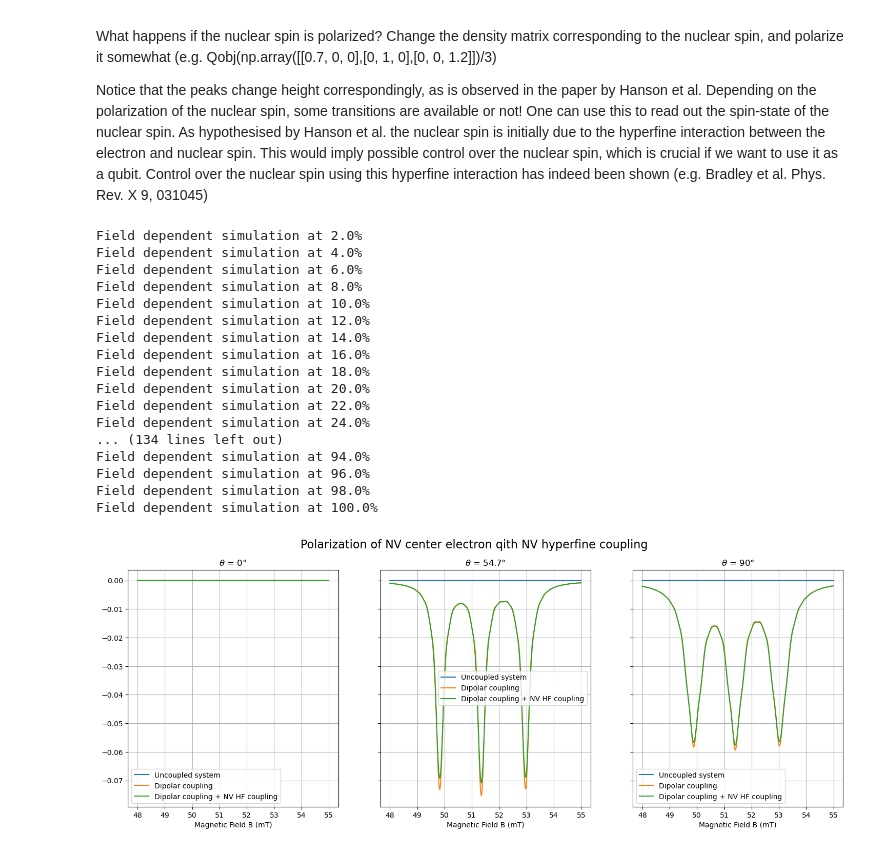
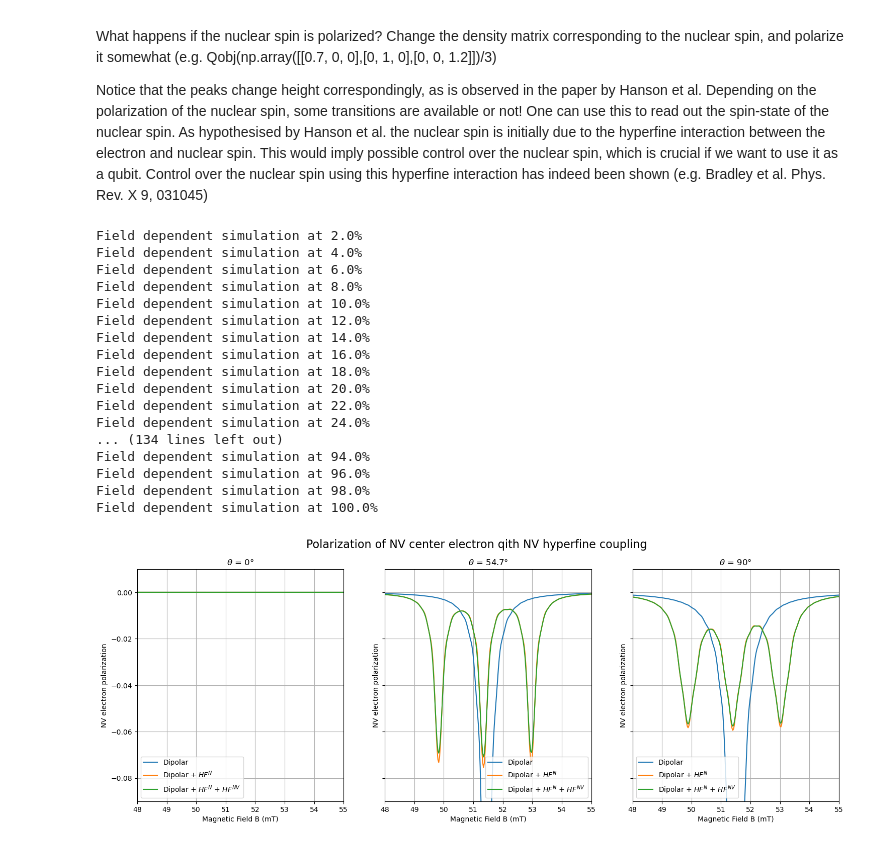
Before and after one commit to RoaldvdBoogaart/QDQC_project, a Jupyter notebook: code/7_HF_couplings_P1center.ipynb, the cells around one changed output. Drawn from its saved outputs; the diff is of its cells as text; code cells hidden in the pictures.

Commit message:
new polarization plot

```diff
--- a/code/7_HF_couplings_P1center.ipynb
+++ b/code/7_HF_couplings_P1center.ipynb
@@ -824,59 +787,62 @@ tlist = np.linspace(0,1/g1/2,1000) # Time the 'laser' is applied
 
 for plt_idx, theta in enumerate([0, 54.7, 90]):
 
-    pol_NV_all_no_DP = np.zeros(B_list.size)
+    pol_NV_all_no_HF = np.zeros(B_list.size)
     pol_NV_all = np.zeros(B_list.size)
     pol_NV_all_HF = np.zeros(B_list.size)
 
     for idx, B in enumerate(B_list):
-        expect_0_no_DP, expect_1_no_DP, expect_2_no_DP, expect_3_no_DP = qubit_integrate_NV_HF(b_field=B, hf_coupling=A, theta=theta, psi0=rho0, t_list=tlist, solver="me", distance=2e-9, g1=g1, add_dipolar_coupling=False, hf_coupling_nv=False)
+        expect_0_no_HF, expect_1_no_HF, expect_2_no_HF, expect_3_no_HF = qubit_integrate_NV_HF(b_field=B, hf_coupling=0, theta=theta, psi0=rho0, t_list=tlist, solver="me", distance=2e-9, g1=g1, add_dipolar_coupling=True, hf_coupling_nv=False)
         expect_0, expect_1, expect_2, expect_3 = qubit_integrate_NV_HF(b_field=B, hf_coupling=A, theta=theta, psi0=rho0, t_list=tlist, solver="me", distance=2e-9, g1=g1, hf_coupling_nv=False)
         expect_0_HF, expect_1_HF, expect_2_HF, expect_3_HF = qubit_integrate_NV_HF(b_field=B, hf_coupling=A, theta=theta, psi0=rho0, t_list=tlist, solver="me", distance=2e-9, g1=g1, hf_coupling_nv=True)
 
-        pol_NV_no_DP = expect_0_no_DP[2][-1]
+        pol_NV_no_HF = expect_0_no_HF[2][-1]
 
         pol_NV = expect_0[2][-1]
         pol_NV_HF = expect_0_HF[2][-1]
 
         pol_NV_all_HF[idx] = pol_NV_HF
         pol_NV_all[idx] = pol_NV
-        pol_NV_all_no_DP[idx] = pol_NV_no_DP
+        pol_NV_all_no_HF[idx] = pol_NV_no_HF
 
         if (idx+1) % 5==0:
             print(f'Field dependent simulation at {100*(idx+1)/B_list.size}%')
 
-    axs[plt_idx].plot(B_list * 1e3, pol_NV_all_no_DP, label='Uncoupled system', color='C0')
-    axs[plt_idx].plot(B_list * 1e3, pol_NV_all, label='Dipolar coupling', color='C1')
-    axs[plt_idx].plot(B_list * 1e3, pol_NV_all_HF, label='Dipolar coupling + NV HF coupling', color='C2')
+    axs[plt_idx].plot(B_list * 1e3, pol_NV_all_no_HF, label='Dipolar', color='C0')
+    axs[plt_idx].plot(B_list * 1e3, pol_NV_all, label=r'Dipolar + $HF^{N}$', color='C1')
+    axs[plt_idx].plot(B_list * 1e3, pol_NV_all_HF, label=r'Dipolar + $HF^{N}$ + $HF^{NV}$', color='C2')
 
+    axs[plt_idx].set_xlim([48, 55])
+    axs[plt_idx].set_ylim([-.09, 0.01])
     axs[plt_idx].set_xlabel('Magnetic Field B (mT)')
+    axs[plt_idx].set_ylabel('NV electron polarization')
     axs[plt_idx].grid()
 
     axs[plt_idx].legend()
     axs[plt_idx].set_title(r'$\theta$' + f' = {theta}°')
 
 fig.suptitle('Polarization of NV center electron qith NV hyperfine coupling', fontsize=16)
 
 plt.savefig('NV_center_polarization.png', dpi=500, bbox_inches='tight')
 # %% [output]
 Field dependent simulation at 2.0%
 Field dependent simulation at 4.0%
 Field dependent simulation at 6.0%
 Field dependent simulation at 8.0%
 Field dependent simulation at 10.0%
 Field dependent simulation at 12.0%
 Field dependent simulation at 14.0%
 Field dependent simulation at 16.0%
 Field dependent simulation at 18.0%
 Field dependent simulation at 20.0%
 Field dependent simulation at 22.0%
 Field dependent simulation at 24.0%
 ... (134 lines left out)
 Field dependent simulation at 94.0%
 Field dependent simulation at 96.0%
 Field dependent simulation at 98.0%
 Field dependent simulation at 100.0%
-[figure, old version]
+[figure, new version]
 # %%
 def system_hamiltonian_NV_large_HF(b_field: float, theta: float, distance: float, hf_coupling: float, rwa: bool = False, add_dipolar_coupling: bool = True, add_hf_coupling: bool = True):
     """Returns the Hamiltonian of the system.
```
Also changed, not shown: parts of 10 cells of this notebook, 1 other file.
